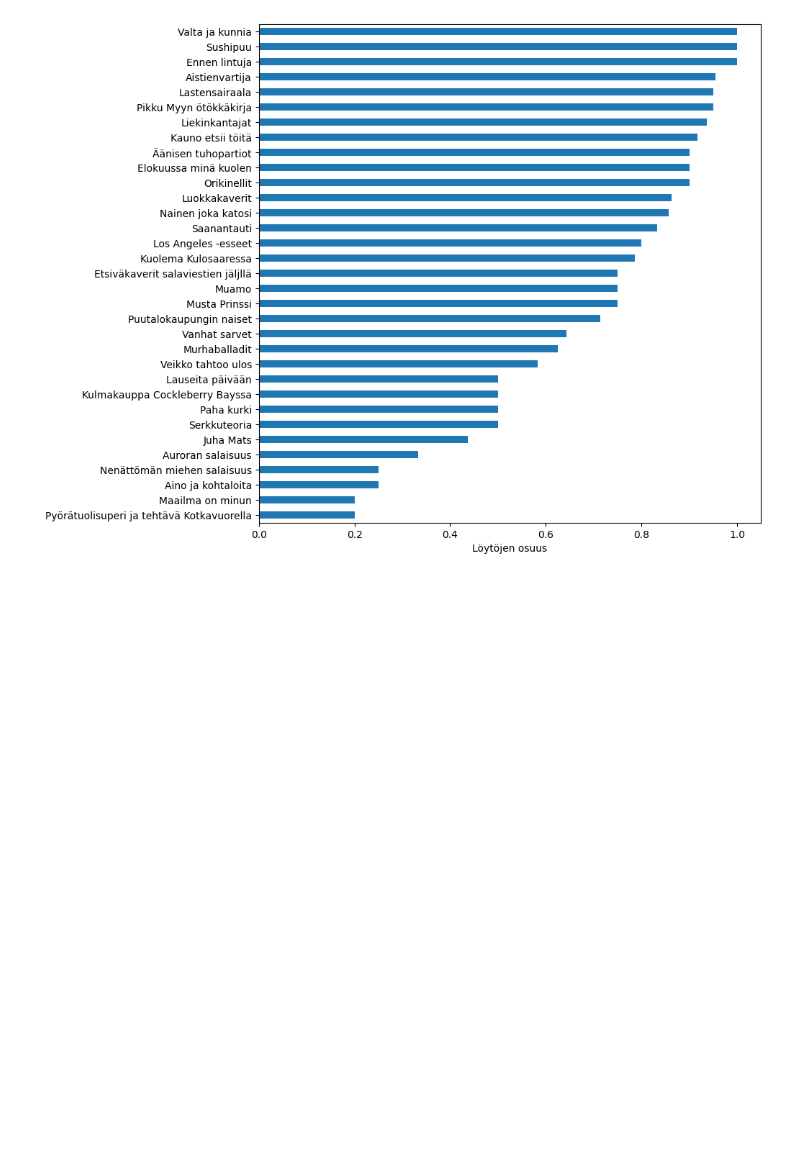
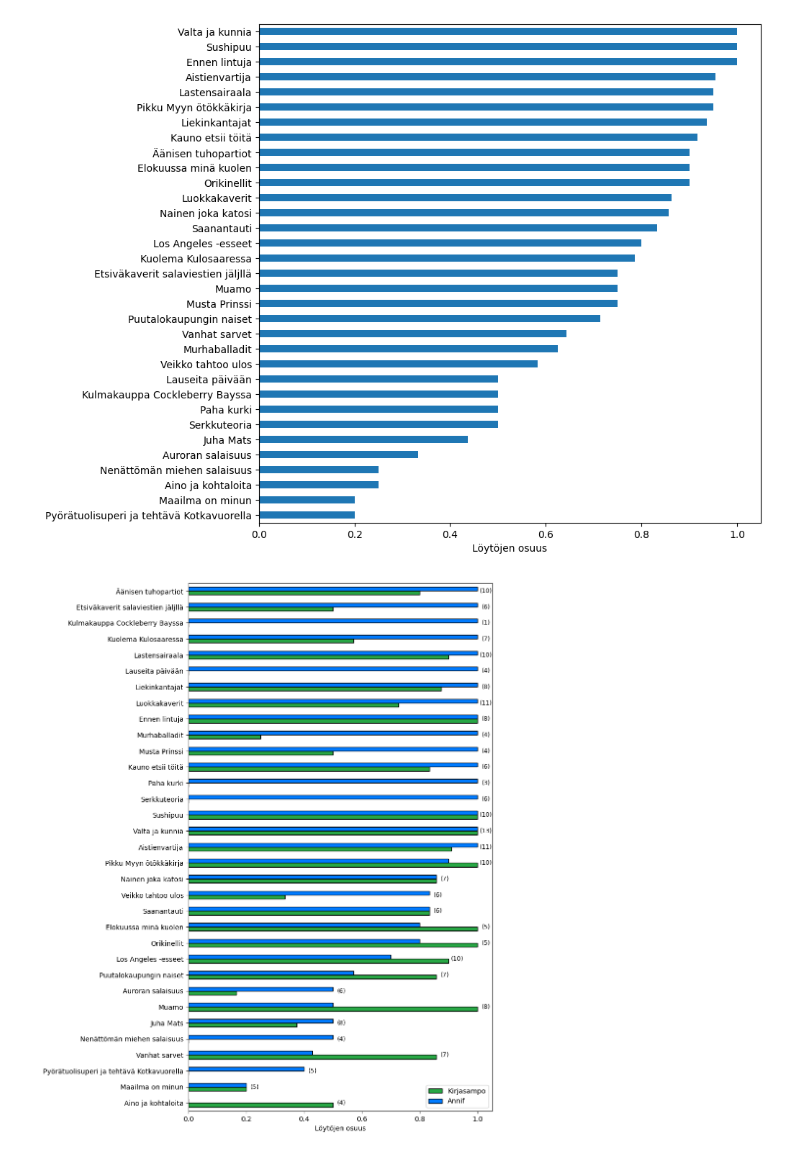
Before and after one commit to NatLibFi/kivepa-booksearch-workshop, a Jupyter notebook: analysis.ipynb, the cells around one changed output. Drawn from its saved outputs; the diff is of its cells as text; code cells hidden in the pictures; blank space fills up the shorter version.

```diff
--- a/analysis.ipynb
+++ b/analysis.ipynb
@@ -406,3 +337,36 @@ plt.xlabel("Löytöjen osuus")
 # %% [output]
 Text(0.5, 0, 'Löytöjen osuus')
 [figure]
+# %%
+col = ["is_found_b", "is_found_a"]
+df_grouped = df_pruned.groupby(by="title")[col].mean()
+
+# Sort by the mean of is_found_a
+df_sorted = df_grouped.sort_values(by="is_found_a")
+
+# Plot separate bars
+ax = df_sorted.plot.barh(
+    figsize=(8, 14),
+    color={"is_found_a": "#007bff", "is_found_b": "#28a745"},
+    edgecolor="black",
+)  # , stacked=True)
+ax.set_ylabel(None)
+ax.set_xlabel("Löytöjen osuus")
+ax.legend(("Kirjasampo", "Annif"))
+
+# Add group size to the group name directly
+for i, (index, row) in enumerate(df_sorted.iterrows()):
+    group_size = len(df_pruned[df_pruned["title"] == index])
+    # new_index = f'{index} ({group_size})'
+    new_index = f"({group_size})"
+    ax.text(
+        max(row["is_found_a"], row["is_found_b"]) + 0.03,
+        i,
+        new_index,
+        ha="center",
+        va="center",
+        color="black",
+        fontsize=9,
+    )
+# %% [output]
+[figure, added]
```
Also changed, not shown: parts of 23 cells of this notebook.
